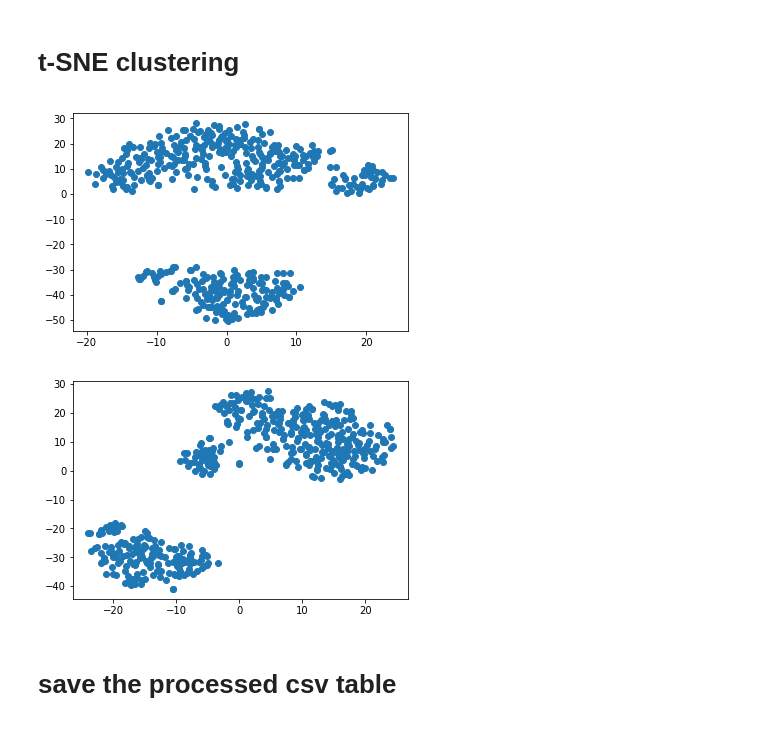
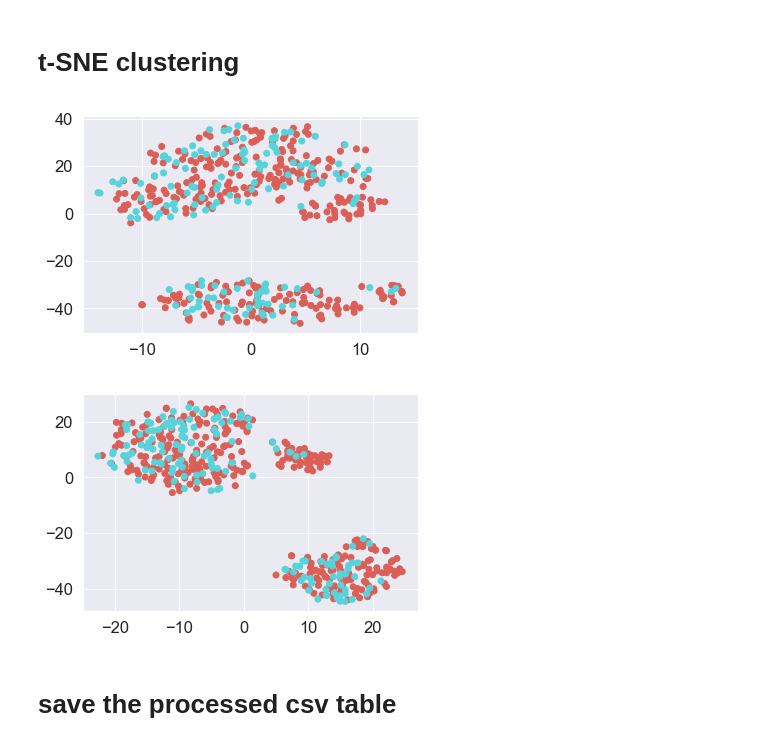
Before and after one commit to mayinghan/NAFLD, a Jupyter notebook: preprocess.ipynb, the cells around one changed output. Drawn from its saved outputs; the diff is of its cells as text; code cells hidden in the pictures.

Commit message:
update tSNE plot with color

```diff
--- a/preprocess.ipynb
+++ b/preprocess.ipynb
@@ -307,6 +307,20 @@ import matplotlib.pyplot as plt
 # %%
 def train_TSNE(data, dim=2, p=30, ee=12.0, lr=100.0, itr=1000):
     return TSNE(n_components=dim, perplexity=p, early_exaggeration=ee, learning_rate=lr, n_iter=itr).fit_transform(np.array(data))
+# %%
+import seaborn as sns
+sns.set_style('darkgrid')
+sns.set_palette('muted')
+sns.set_context("notebook", font_scale=1.5, rc={"lines.linewidth": 2.5})
+
+pred_labels = []
+for i in range(488):
+    if i < 342:
+        pred_labels.append(0)
+    else:
+        pred_labels.append(1)
+
+palette = np.array(sns.color_palette("hls", 2))
 # %%
 df2 = df1.drop(columns=['NAFLD_OU', 'NASH_OU2', 'FIBROSI2'])
 tp = train_TSNE(df2, 2, 30, 15)
@@ -314,21 +328,21 @@ tp = train_TSNE(df2, 2, 30, 15)
 x = tp[:, 0]
 y = tp[:, 1]
 
-plt.scatter(x, y)
+plt.scatter(x, y, c=palette[pred_labels])
 plt.show()
 # %% [output]
-[figure, old version]
+[figure, new version]
 # %%
 df2 = df1.drop(columns=['HOMA', 'NAFLD_OU','NASH_OU2', 'FIBROSI2'])
 tp = train_TSNE(df2, 2, 30, 15)
 # df2.head()
 x = tp[:, 0]
 y = tp[:, 1]
 
-plt.scatter(x, y)
+plt.scatter(x, y, c=palette[pred_labels])
 plt.show()
 # %% [output]
-[figure, old version]
+[figure, new version]
 # %% [markdown]
 # save the processed csv table
 # %%
```
Also changed, not shown: 1 other file.
